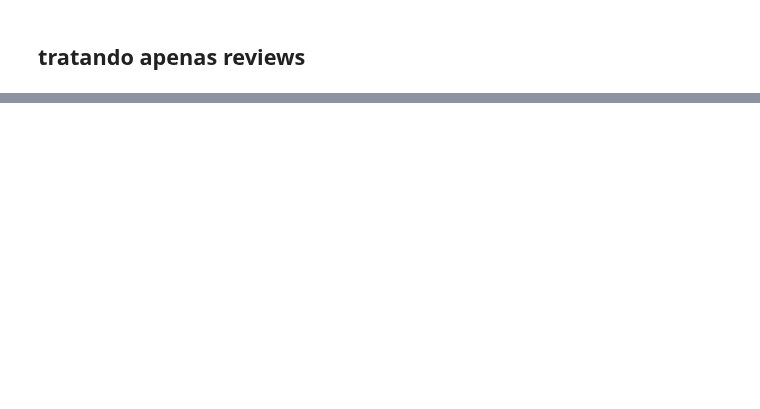
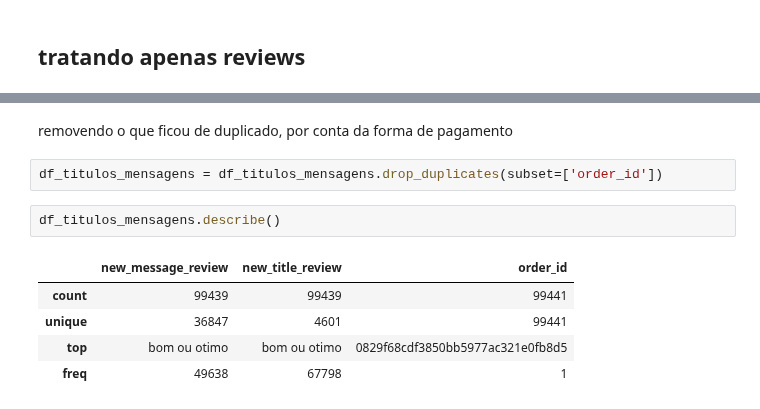
Before and after one commit to petersonrs/petersonrs, a Jupyter notebook: Koalas01.ipynb, the cells around one changed output, grey strips where cells are left out. Cells and saved outputs as stored; diff of their text form; blank space fills up the shorter version.

```diff
--- a/Koalas01.ipynb
+++ b/Koalas01.ipynb
@@ -172,0 +199,12 @@ transformacao_final = ds_dados_tratados.copy() # só pra manter o mesmo nome
+# %% [markdown]
+removendo o que ficou de duplicado, por conta da forma de pagamento
+# %%
+df_titulos_mensagens = df_titulos_mensagens.drop_duplicates(subset=['order_id'])
+# %%
+df_titulos_mensagens.describe()
+# %% [output]
+|  | new_message_review | new_title_review | order_id |
+| count | 99439 | 99439 | 99441 |
+| unique | 36847 | 4601 | 99441 |
+| top | bom ou otimo | bom ou otimo | 0829f68cdf3850bb5977ac321e0fb8d5 |
+| freq | 49638 | 67798 | 1 |
```
Also changed, not shown: parts of 31 cells of this notebook.
